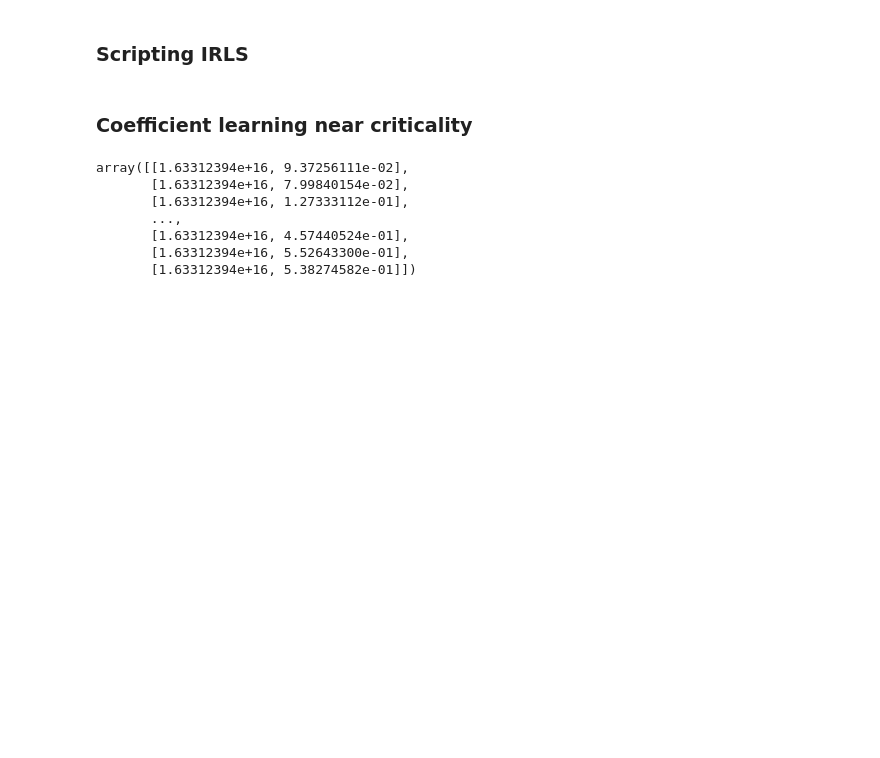
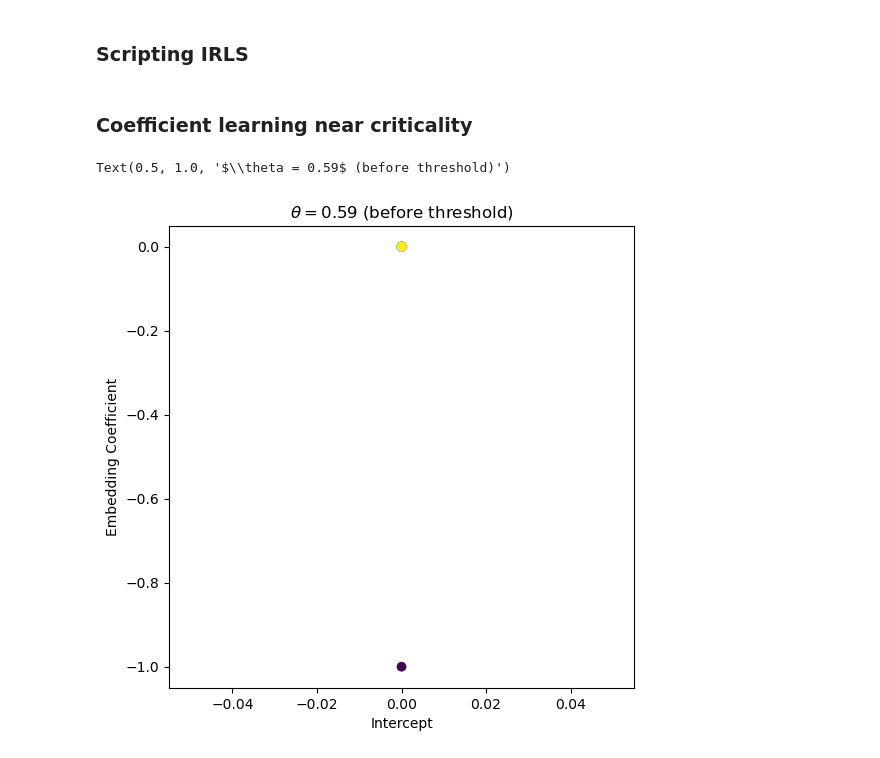
Before and after one commit to kaiser-dan/proj_naive-embedded-reconstruction, a Jupyter notebook: notebooks/ex/vector-analysis.ipynb, the cells around one changed output. Drawn from its saved outputs; the diff is of its cells as text; code cells hidden in the pictures; blank space fills up the shorter version.

```diff
--- a/notebooks/ex/vector-analysis.ipynb
+++ b/notebooks/ex/vector-analysis.ipynb
@@ -1402,13 +1424,29 @@ betas_ = [0, -1]
 mu_ = get_expected_values(betas_, X)
 
 S_ = get_reweight(mu_)
-# %%
-np.tan(X * np.pi / 2)
-# %% [output]
-array([[1.63312394e+16, 9.37256111e-02],
-       [1.63312394e+16, 7.99840154e-02],
-       [1.63312394e+16, 1.27333112e-01],
-       ...,
-       [1.63312394e+16, 4.57440524e-01],
-       [1.63312394e+16, 5.52643300e-01],
-       [1.63312394e+16, 5.38274582e-01]])
+# %%
+K = 20
+betas = np.zeros((K+1, 2))
+betas[0,:] = betas_
+
+for i in range(K):
+    try:
+        betas_ = update_betas(X, Y, betas_, mu_, S_)
+        mu_ = get_expected_values(betas_, X)
+        S_ = get_reweight(mu_)
+    except np.linalg.LinAlgError:
+        continue
+
+    betas[i+1, :] = betas_
+
+plt.figure(figsize=(6,6))
+
+plt.scatter(betas[:, 0], betas[:, 1], c=range(K+1))
+
+plt.xlabel("Intercept")
+plt.ylabel("Embedding Coefficient")
+
+plt.title("$\\theta = 0.59$ (before threshold)")
+# %% [output]
+Text(0.5, 1.0, '$\\theta = 0.59$ (before threshold)')
+[figure, added]
```
Also changed, not shown: parts of 19 cells of this notebook, 4 other files.
